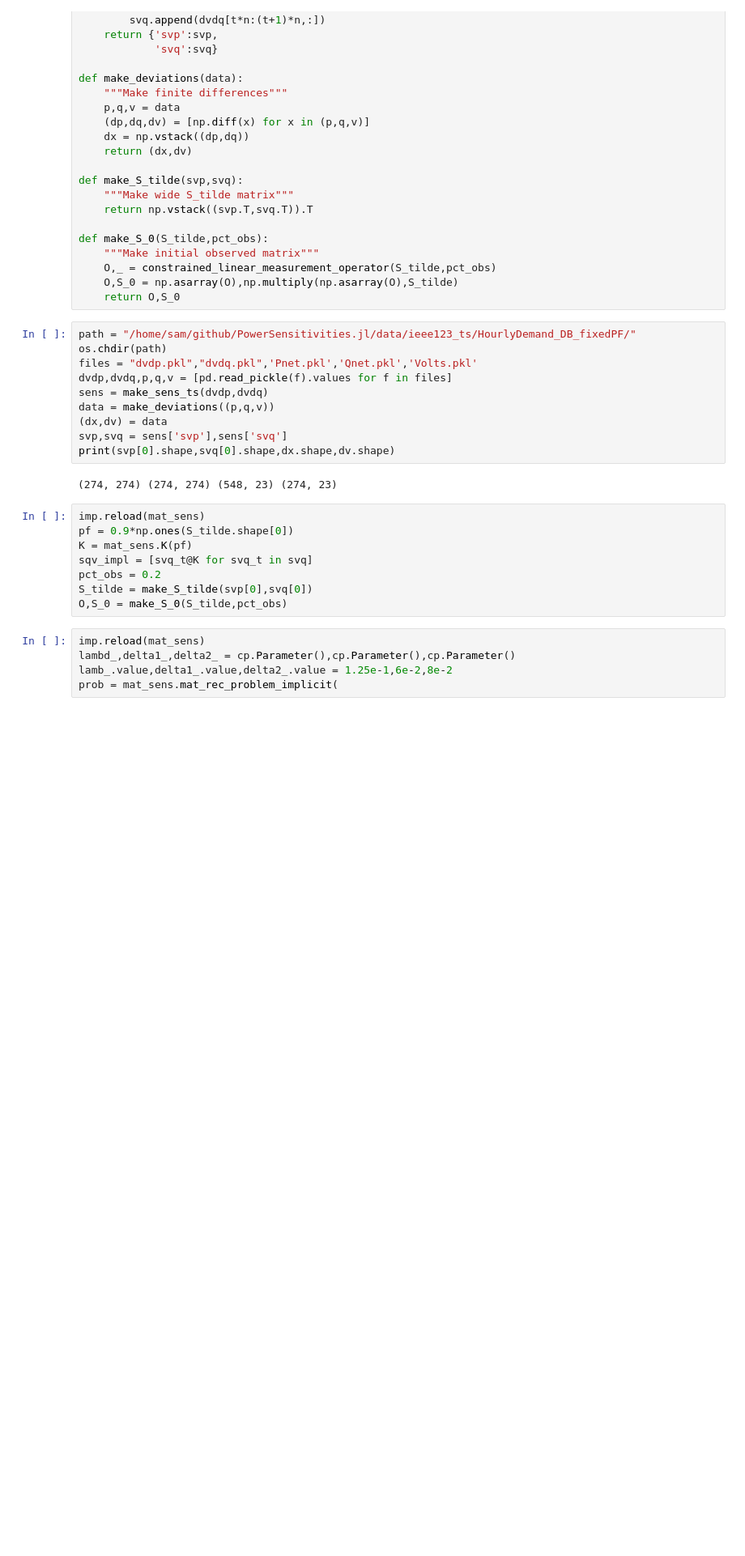
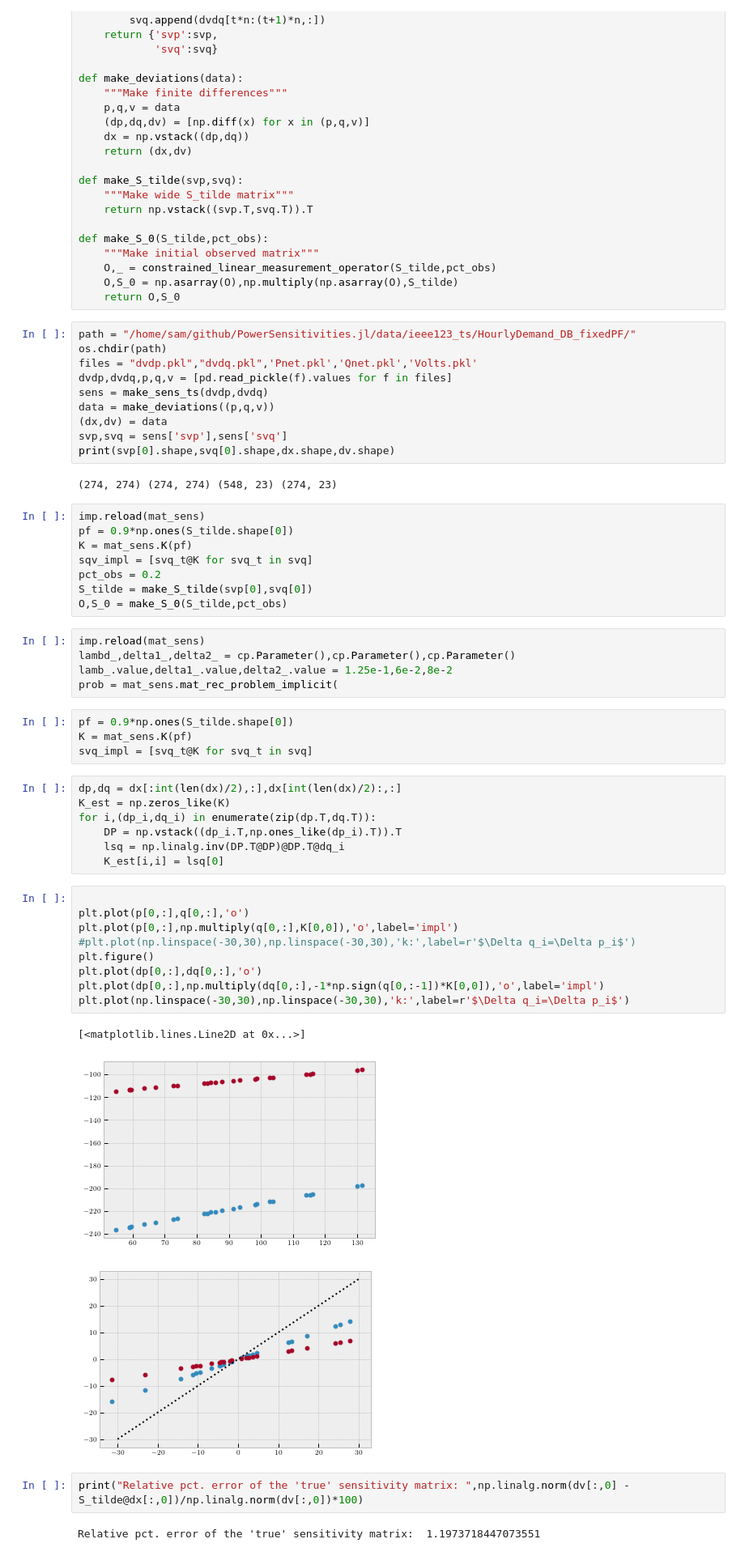
Before and after one commit to samtalki/PowerSensitivities.jl, a Jupyter notebook: py/ImplSMatrix.ipynb, the cells around one changed output. Shown at 81% size. Drawn from its saved outputs; the diff is of its cells as text; blank space fills up the shorter version.

```diff
--- a/py/ImplSMatrix.ipynb
+++ b/py/ImplSMatrix.ipynb
@@ -76,3 +76,31 @@ imp.reload(mat_sens)
 lambd_,delta1_,delta2_ = cp.Parameter(),cp.Parameter(),cp.Parameter()
 lamb_.value,delta1_.value,delta2_.value = 1.25e-1,6e-2,8e-2
 prob = mat_sens.mat_rec_problem_implicit(
+# %%
+pf = 0.9*np.ones(S_tilde.shape[0])
+K = mat_sens.K(pf)
+svq_impl = [svq_t@K for svq_t in svq]
+# %%
+dp,dq = dx[:int(len(dx)/2),:],dx[int(len(dx)/2):,:]
+K_est = np.zeros_like(K)
+for i,(dp_i,dq_i) in enumerate(zip(dp.T,dq.T)):
+    DP = np.vstack((dp_i.T,np.ones_like(dp_i).T)).T
+    lsq = np.linalg.inv(DP.T@DP)@DP.T@dq_i
+    K_est[i,i] = lsq[0]
+# %%
+
+plt.plot(p[0,:],q[0,:],'o')
+plt.plot(p[0,:],np.multiply(q[0,:],K[0,0]),'o',label='impl')
+#plt.plot(np.linspace(-30,30),np.linspace(-30,30),'k:',label=r'$\Delta q_i=\Delta p_i$')
+plt.figure()
+plt.plot(dp[0,:],dq[0,:],'o')
+plt.plot(dp[0,:],np.multiply(dq[0,:],-1*np.sign(q[0,:-1])*K[0,0]),'o',label='impl')
+plt.plot(np.linspace(-30,30),np.linspace(-30,30),'k:',label=r'$\Delta q_i=\Delta p_i$')
+# %% [output]
+[<matplotlib.lines.Line2D at 0x...>]
+[figure, added]
+[figure, added]
+# %%
+print("Relative pct. error of the 'true' sensitivity matrix: ",np.linalg.norm(dv[:,0] - S_tilde@dx[:,0])/np.linalg.norm(dv[:,0])*100)
+# %% [output]
+Relative pct. error of the 'true' sensitivity matrix:  1.1973718447073551
```
Also changed, not shown: parts of 2 cells of this notebook, 3 other files.
